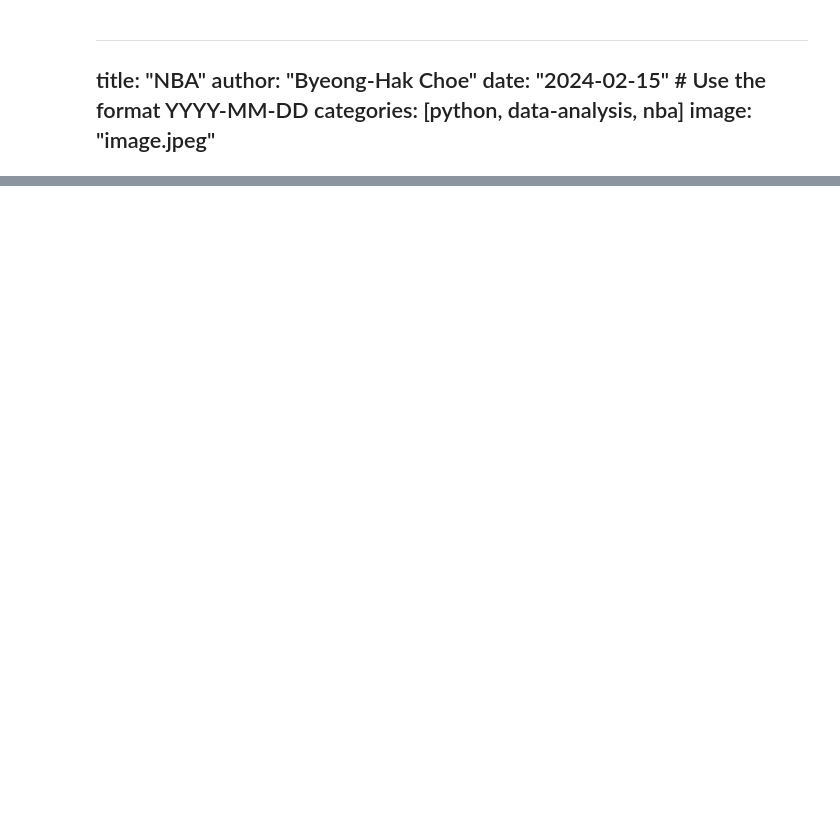
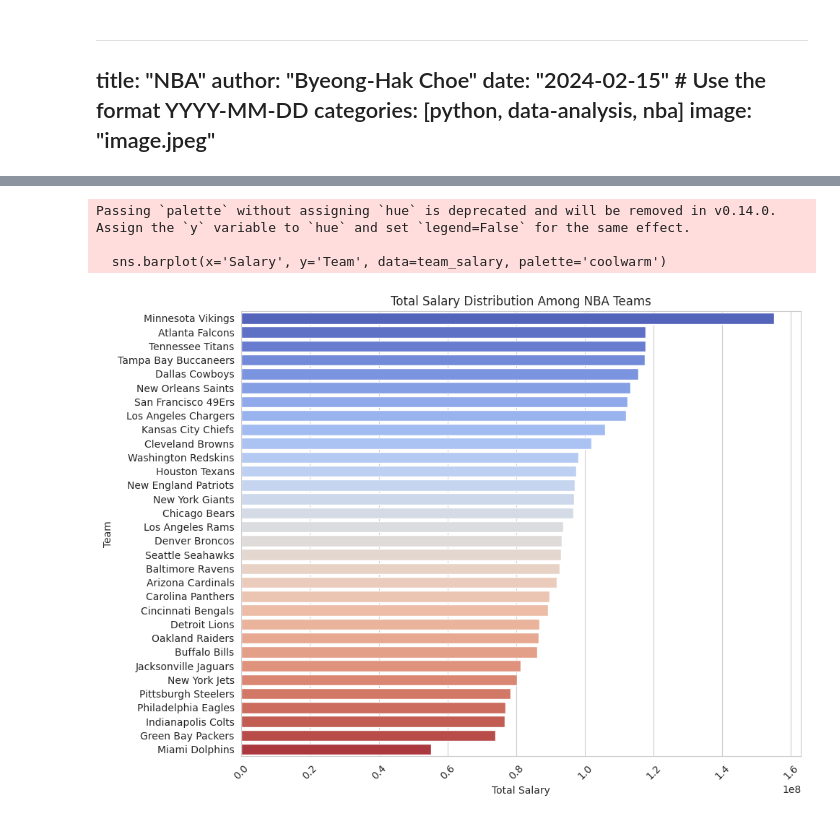
Before and after one commit to bcdanl/posts, a Jupyter notebook: nba/nba.ipynb, the cells around one changed output, grey strips where cells are left out. Drawn from its saved outputs; the diff is of its cells as text; code cells hidden in the pictures; blank space fills up the shorter version.

```diff
--- a/nba/nba.ipynb
+++ b/nba/nba.ipynb
@@ -661,2 +68,0 @@ nba.iloc[
-# %%
-nba.columns = ["Team", "Position", "Date of Birth", "Income"]
@@ -680,6 +68,0 @@ nba.rename( columns = { "Date of Birth": "Birthday" } )
-# %%
-nba = nba.rename(
-    index = { "LeBron James": "LeBron Raymone James" }
-)
-
-nba.loc["LeBron James"]
@@ -688,2 +68,0 @@ KeyError: 'LeBron James'
-# %%
-nba.set_index("Team").head()
@@ -697,0 +74,25 @@ nba.set_index("Team").head()
+# %%
+
+# Handle missing values in 'Salary' by replacing them with the median salary
+median_salary = nba['Salary'].median()
+nba['Salary'].fillna(median_salary, inplace=True)
+# %%
+# Set the aesthetic style of the plots
+sns.set_style("whitegrid")
+
+# Calculate total salary by team
+team_salary = nba.groupby('Team')['Salary'].sum().reset_index().sort_values(by='Salary', ascending=False)
+
+# Plot total salary by team
+plt.figure(figsize=(10, 8))
+sns.barplot(x='Salary', y='Team', data=team_salary, palette='coolwarm')
+plt.title('Total Salary Distribution Among NBA Teams')
+plt.xlabel('Total Salary')
+plt.ylabel('Team')
+plt.xticks(rotation=45)
+plt.show()
+# %% [output]
+Passing `palette` without assigning `hue` is deprecated and will be removed in v0.14.0. Assign the `y` variable to `hue` and set `legend=False` for the same effect.
+
+  sns.barplot(x='Salary', y='Team', data=team_salary, palette='coolwarm')
+[figure, added]
```
Also changed, not shown: parts of 77 cells of this notebook.
